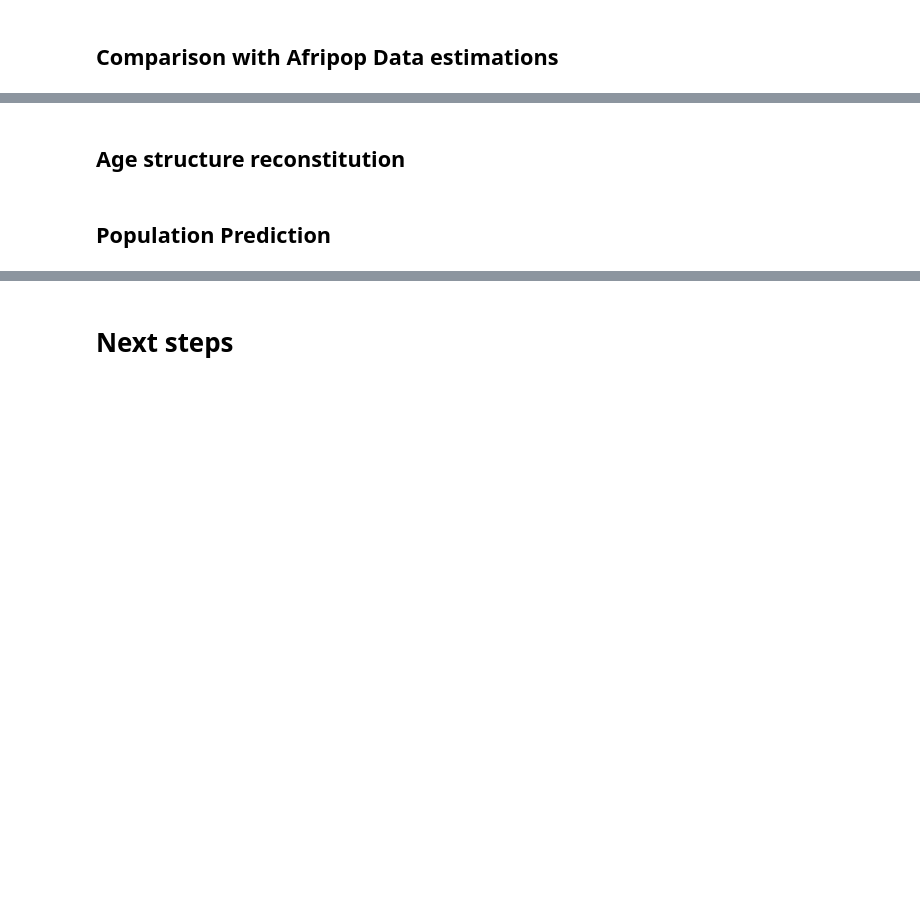
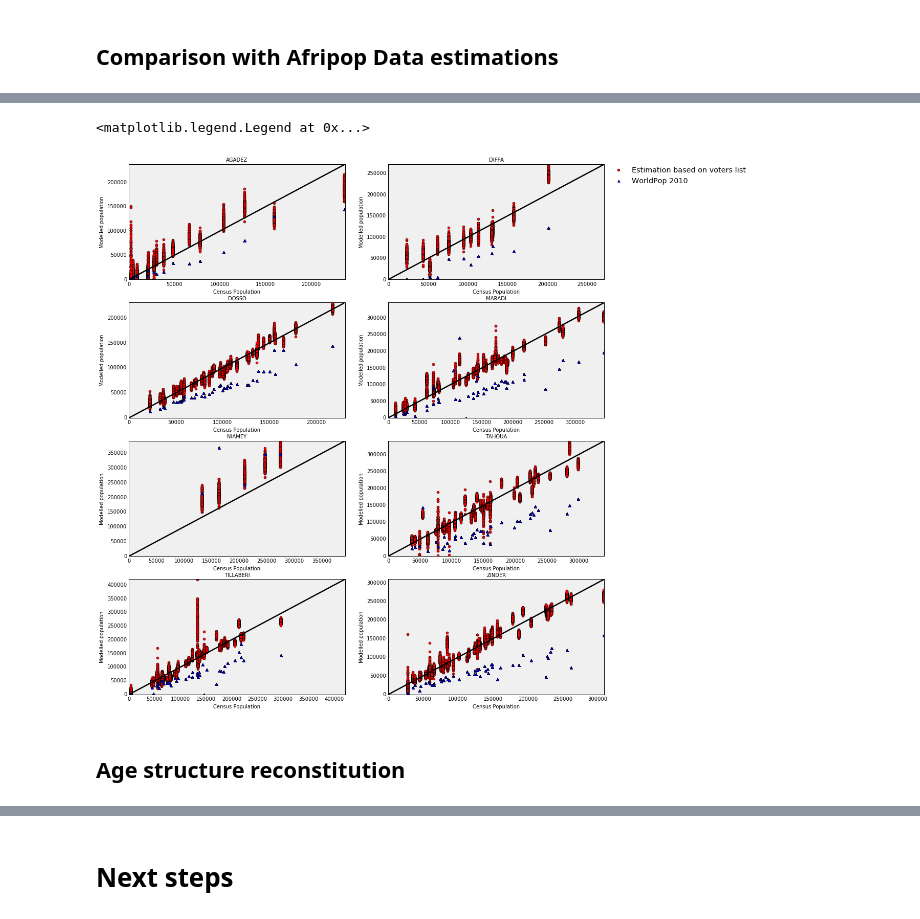
Before and after one commit to grlurton/niger_election, a Jupyter notebook: notebooks/reports/Voters List and Population in Niger.ipynb, the cells around one changed output, grey strips where cells are left out. Saved outputs shown, nothing was run; the diff lists cells and outputs as text; code cells hidden in the pictures; blank space fills up the shorter version.

```diff
--- a/notebooks/reports/Voters List and Population in Niger.ipynb
+++ b/notebooks/reports/Voters List and Population in Niger.ipynb
@@ -232,14 +246,16 @@ model_data_full = pd.merge(model_data , world_pop_communes , on = 'GPS_ID' , how
 nrow = 4
 ncol = 2
 
-f, axarr = plt.subplots(nrow, ncol,figsize=(15,15))
+f, axarr = plt.subplots(nrow, ncol,figsize=(12,12))
+plt.subplots_adjust(left=None, bottom=-0.3, right=1.2, top=None,
+                wspace=None, hspace=None)
 col = row = 0
-for region in list(model_data_full['region'].unique()) :
+for region in list(sorted(model_data['region'].unique())) :
     axarr[row , col].plot(model_data_full.population_census[model_data_full['region'] == region] ,
-                          model_data_full.prediction[model_data_full['region'] == region], 'ro', ms=5 )
+                          model_data_full.prediction[model_data_full['region'] == region], 'ro', ms=5 , label='Estimation based on voters list')
     axarr[row , col].plot(model_data_full.population_census[model_data_full['region'] == region] ,
-                          model_data_full.population_worldpop[model_data_full['region'] == region], 'bo', ms=5 )
-    axarr[row , col].plot([0 , max([max(model_data_full.population_census[model_data_full['region'] == region]) ,
+                          model_data_full.population_worldpop[model_data_full['region'] == region], 'b^', ms=5 , label='WorldPop 2010')
+    axarr[row , col].plot([0 , max([max(model_data_full.population_census[model_data_full['region'] == region])  ,
                                     max(model_data_full.prediction[model_data_full['region'] == region])])] ,
                           [0 , max([max(model_data_full.population_census[model_data_full['region'] == region]) ,
                                     max(model_data_full.prediction[model_data_full['region'] == region])])] ,'k-')
@@ -248,8 +264,11 @@ for region in list(model_data_full['region'].unique()) :
     axarr[row , col].set_ylim(0,(max([max(model_data_full.population_census[model_data_full['region'] == region]) ,
                                       max(model_data_full.prediction[model_data_full['region'] == region])]) + 1000))
     axarr[row , col].set_title(region)
+    axarr[row , col].set_ylabel('Modelled population')
+    axarr[row , col].set_xlabel('Census Population')
     col = col + 1
     if col > (ncol - 1) :
         col = 0
         row = row + 1
+plt.legend(loc = 'center left' , shadow = True , bbox_to_anchor = (1 ,4.5)  ,fontsize = 'x-large' , numpoints = 1 , frameon = False)
 # %% [output]
@@ -258,3 +275,5 @@ for region in list(model_data_full['region'].unique()) :
+<matplotlib.legend.Legend at 0x...>
+[figure, added]
 # %% [markdown]
 ## Age structure reconstitution
 # %%
@@ -290,6 +309,3 @@ if plotting == True :
         if col > (ncol - 1) :
             col = 0
             row = row + 1
-# %% [markdown]
-
-## Population Prediction
```
Also changed, not shown: parts of 20 cells of this notebook.
